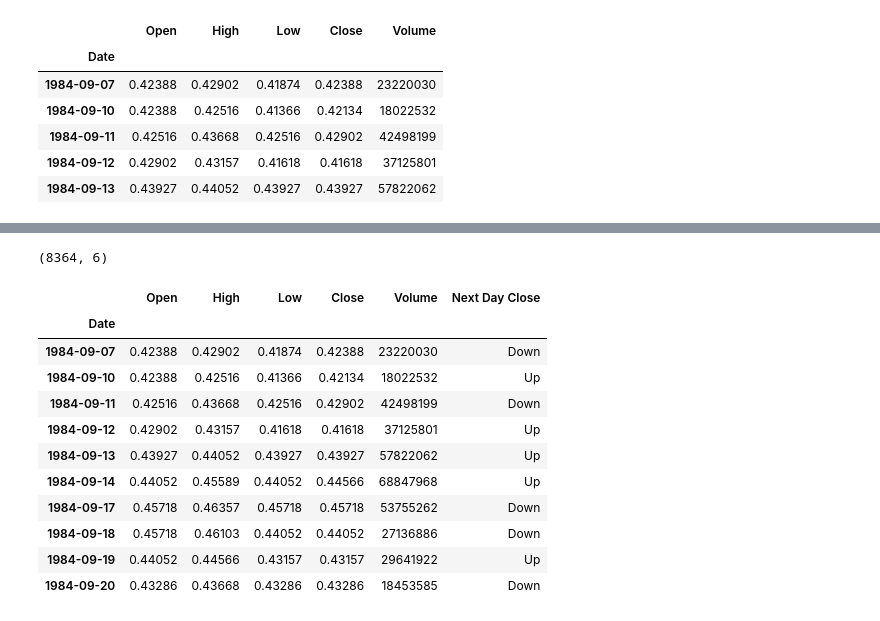
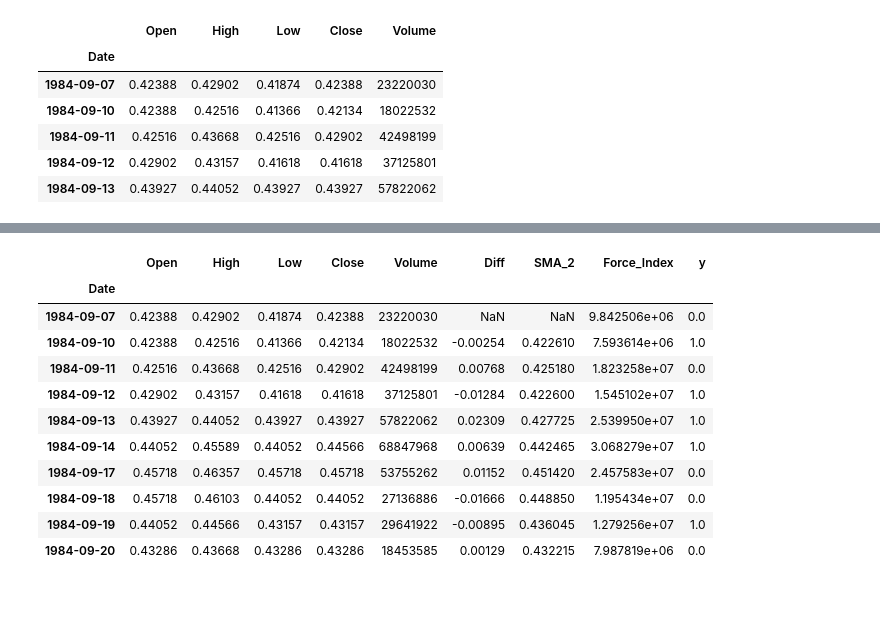
Before and after one commit to hoperawr/CS3244_Project, a Jupyter notebook: KNN/KNN_xj.ipynb, the cells around one changed output, grey strips where cells are left out. Cells and saved outputs as stored; diff of their text form; code cells hidden in the pictures.

```diff
--- a/KNN/KNN_xj.ipynb
+++ b/KNN/KNN_xj.ipynb
@@ -38,19 +206,28 @@ plt.show()
 # %%
-# Create a new column called Next Close, where the value is either up or down depending on the next day's close price compared to today's.
-df['Next Day Close'] = np.where(df['Close'] > df['Close'].shift(-1), "Down", "Up")
-print(df.shape)
+# Create a new column called 5th Day Close, where the value is either up or down depending on the close price of the 5th day from today.
+#df['5th Day Close'] = np.where(df['Close'] > df['Close'].shift(-5), "Down", "Up")
+#print(df.shape)
+#df.head(10)
+
+df["Diff"] = df.Close.diff()
+df["SMA_2"] = df.Close.rolling(2).mean()
+df["Force_Index"] = df["Close"] * df["Volume"]
+df["y"] = df["Diff"].apply(lambda x: 1 if x > 0 else 0).shift(-1)
+#df = df.drop(
+#   ["Open", "High", "Low", "Close", "Volume", "Diff"],
+#   axis=1,
+#).dropna()
 df.head(10)
 # %% [output]
-(8364, 6)
-|  | Open | High | Low | Close | Volume | Next Day Close |
-| Date |  |  |  |  |  |  |
-| 1984-09-07 | 0.42388 | 0.42902 | 0.41874 | 0.42388 | 23220030 | Down |
-| 1984-09-10 | 0.42388 | 0.42516 | 0.41366 | 0.42134 | 18022532 | Up |
-| 1984-09-11 | 0.42516 | 0.43668 | 0.42516 | 0.42902 | 42498199 | Down |
-| 1984-09-12 | 0.42902 | 0.43157 | 0.41618 | 0.41618 | 37125801 | Up |
-| 1984-09-13 | 0.43927 | 0.44052 | 0.43927 | 0.43927 | 57822062 | Up |
-| 1984-09-14 | 0.44052 | 0.45589 | 0.44052 | 0.44566 | 68847968 | Up |
-| 1984-09-17 | 0.45718 | 0.46357 | 0.45718 | 0.45718 | 53755262 | Down |
-| 1984-09-18 | 0.45718 | 0.46103 | 0.44052 | 0.44052 | 27136886 | Down |
-| 1984-09-19 | 0.44052 | 0.44566 | 0.43157 | 0.43157 | 29641922 | Up |
-| 1984-09-20 | 0.43286 | 0.43668 | 0.43286 | 0.43286 | 18453585 | Down |
+|  | Open | High | Low | Close | Volume | Diff | SMA_2 | Force_Index | y |
+| Date |  |  |  |  |  |  |  |  |  |
+| 1984-09-07 | 0.42388 | 0.42902 | 0.41874 | 0.42388 | 23220030 | NaN | NaN | 9.842506e+06 | 0.0 |
+| 1984-09-10 | 0.42388 | 0.42516 | 0.41366 | 0.42134 | 18022532 | -0.00254 | 0.422610 | 7.593614e+06 | 1.0 |
+| 1984-09-11 | 0.42516 | 0.43668 | 0.42516 | 0.42902 | 42498199 | 0.00768 | 0.425180 | 1.823258e+07 | 0.0 |
+| 1984-09-12 | 0.42902 | 0.43157 | 0.41618 | 0.41618 | 37125801 | -0.01284 | 0.422600 | 1.545102e+07 | 1.0 |
+| 1984-09-13 | 0.43927 | 0.44052 | 0.43927 | 0.43927 | 57822062 | 0.02309 | 0.427725 | 2.539950e+07 | 1.0 |
+| 1984-09-14 | 0.44052 | 0.45589 | 0.44052 | 0.44566 | 68847968 | 0.00639 | 0.442465 | 3.068279e+07 | 1.0 |
+| 1984-09-17 | 0.45718 | 0.46357 | 0.45718 | 0.45718 | 53755262 | 0.01152 | 0.451420 | 2.457583e+07 | 0.0 |
+| 1984-09-18 | 0.45718 | 0.46103 | 0.44052 | 0.44052 | 27136886 | -0.01666 | 0.448850 | 1.195434e+07 | 0.0 |
+| 1984-09-19 | 0.44052 | 0.44566 | 0.43157 | 0.43157 | 29641922 | -0.00895 | 0.436045 | 1.279256e+07 | 1.0 |
+| 1984-09-20 | 0.43286 | 0.43668 | 0.43286 | 0.43286 | 18453585 | 0.00129 | 0.432215 | 7.987819e+06 | 0.0 |
```
Also changed, not shown: parts of 18 cells of this notebook.
